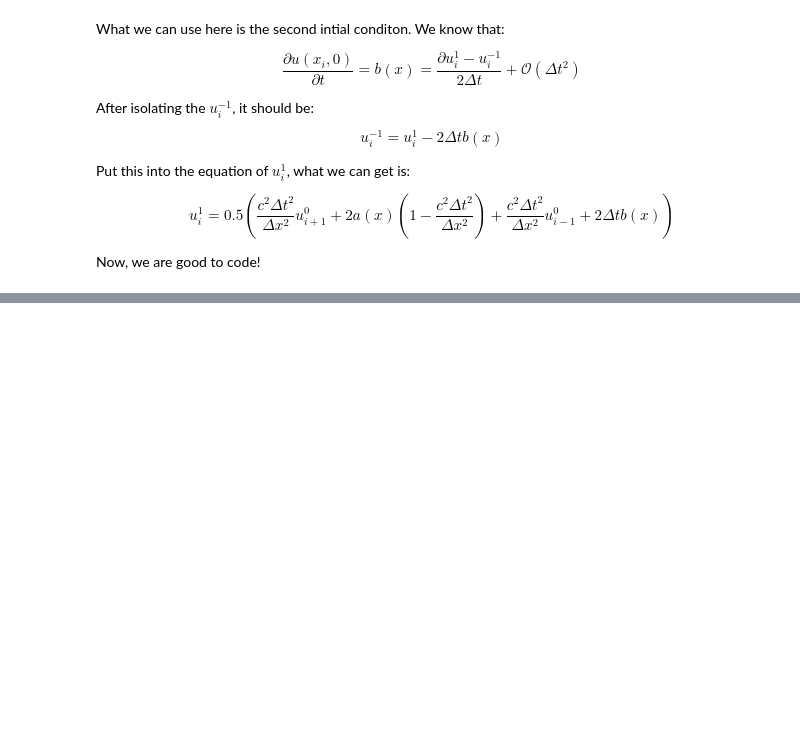
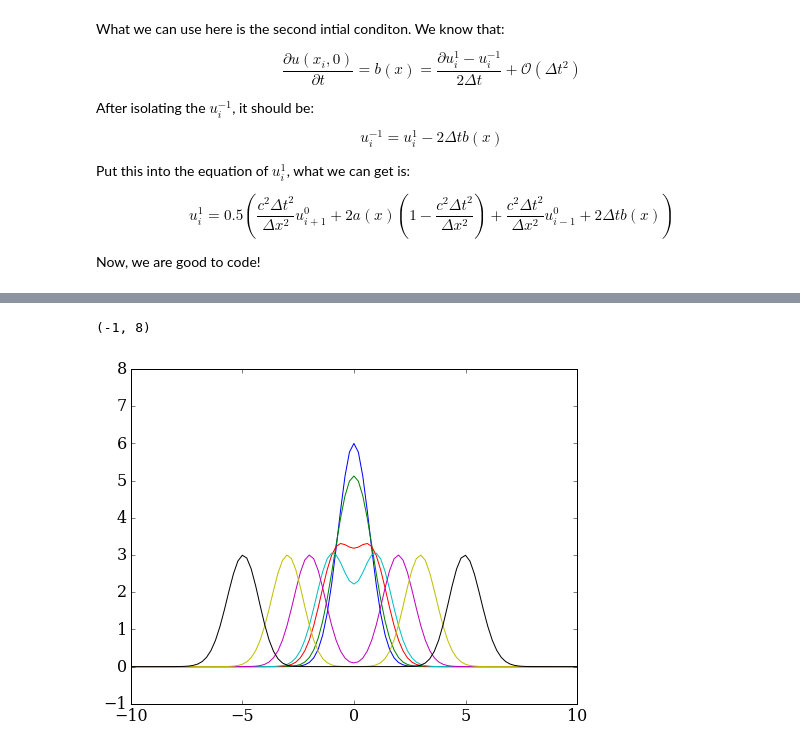
Before and after one commit to numerical-mooc/assignment-bank-2016, a Jupyter notebook: jiangtianliu/Wave_eqution_and_Klein-Gordon_equation.ipynb, the cells around one changed output, grey strips where cells are left out. Saved outputs shown, nothing was run; the diff lists cells and outputs as text; code cells hidden in the pictures; blank space fills up the shorter version.

Commit message:
finished the code for wave equation

```diff
--- a/jiangtianliu/Wave_eqution_and_Klein-Gordon_equation.ipynb
+++ b/jiangtianliu/Wave_eqution_and_Klein-Gordon_equation.ipynb
@@ -111,7 +111,7 @@ rcParams['font.size'] = 16
 
 l  =  10.
 nx =  101
-dx =  l/(nx-1)
+dx =  2*l/(nx-1)
 x  =  numpy.linspace(-10., 10., nx)
 T  =  20
 dt =  0.1
@@ -122,0 +188,15 @@ alpha = dt/dx
+# %%
+u_solution=solve_wave_equation(nx, nt, dx, dt, ax, alpha)
+
+pyplot.figure(figsize=(8,6))
+pyplot.plot(x,u_solution[0,:], label='t=0')
+pyplot.plot(x,u_solution[int(0.4/dt),:], label='t=10')
+pyplot.plot(x,u_solution[int(0.8/dt),:], label='t=10')
+pyplot.plot(x,u_solution[int(1/dt),:], label='t=10')
+pyplot.plot(x,u_solution[int(2/dt),:], label='t=0')
+pyplot.plot(x,u_solution[int(3/dt),:], label='t=10')
+pyplot.plot(x,u_solution[int(5/dt),:], label='t=10')
+pyplot.ylim(-1,8)
+# %% [output]
+(-1, 8)
+[figure, added]
```
Also changed, not shown: parts of 6 cells of this notebook.
